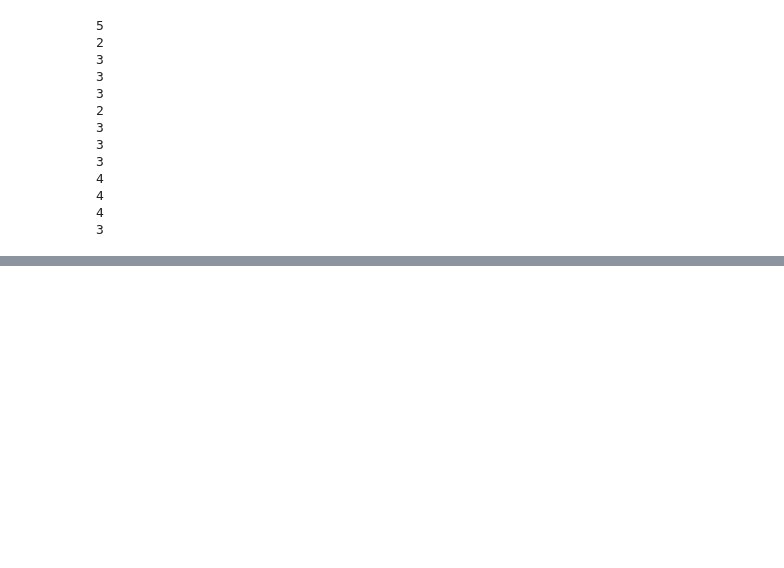
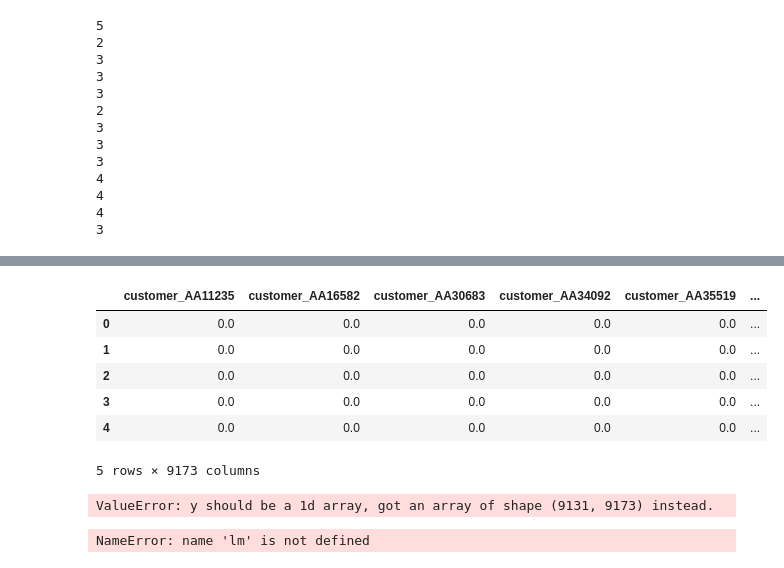
Before and after one commit to MatiasGrob/lab-cleaning-numerical-data, a Jupyter notebook: files_for_lab/lab.ipynb, the cells around one changed output, grey strips where cells are left out. Cells and saved outputs as stored; diff of their text form; code cells hidden in the pictures; blank space fills up the shorter version.

```diff
--- a/files_for_lab/lab.ipynb
+++ b/files_for_lab/lab.ipynb
@@ -643,0 +644,11 @@ cntplot_cat(categoricals)
+# %%
+#We will start with removing outliers, if you have not already done so.
+#We have discussed different methods to remove outliers. Use the one you feel more comfortable with, define a function for that. Use the function to remove the outliers and apply it to the dataframe.
+
+data1 = data[data['customer_lifetime_value']<70000]
+data1 = data[data['monthly_premium_auto']<200]
+data1 = data[data['total_claim_amount']<2500]
+data1.shape
+
+#Create a copy of the dataframe for the data wrangling.
+data2 = data1.copy()
@@ -643,0 +701,22 @@ cntplot_cat(categoricals)
+# %%
+from sklearn.preprocessing import OneHotEncoder
+from sklearn.compose import make_column_transformer
+from seaborn import load_dataset
+
+
+encoder = OneHotEncoder(drop='first').fit(X_cat)
+# %%
+encoded_for_p = encoder.transform(X_cat).toarray()
+encoded_for_p
+cols = encoder.get_feature_names_out(input_features=X_cat.columns)
+cols
+onehot_encoded_for_p = pd.DataFrame(encoded_for_p, columns=cols)
+onehot_encoded_for_p.head()
+# %% [output]
+|  | customer_AA11235 | customer_AA16582 | customer_AA30683 | customer_AA34092 | customer_AA35519 | ... |
+| 0 | 0.0 | 0.0 | 0.0 | 0.0 | 0.0 | ... |
+| 1 | 0.0 | 0.0 | 0.0 | 0.0 | 0.0 | ... |
+| 2 | 0.0 | 0.0 | 0.0 | 0.0 | 0.0 | ... |
+| 3 | 0.0 | 0.0 | 0.0 | 0.0 | 0.0 | ... |
+| 4 | 0.0 | 0.0 | 0.0 | 0.0 | 0.0 | ... |
+5 rows × 9173 columns
@@ -643,0 +725,12 @@ cntplot_cat(categoricals)
+# %%
+from sklearn.linear_model import LogisticRegression
+classification = LogisticRegression(random_state=0, solver='lbfgs',
+                  multi_class='multinomial').fit(X_train_transformed, onehot_encoded_for_p)
+# %% [output]
+ValueError: y should be a 1d array, got an array of shape (9131, 9173) instead.
+# %%
+from sklearn.metrics import r2_score
+predictions = lm.predict(X_train_transformed)
+r2_score(y_train, predictions)
+# %% [output]
+NameError: name 'lm' is not defined
```
Also changed, not shown: parts of 13 cells of this notebook.
